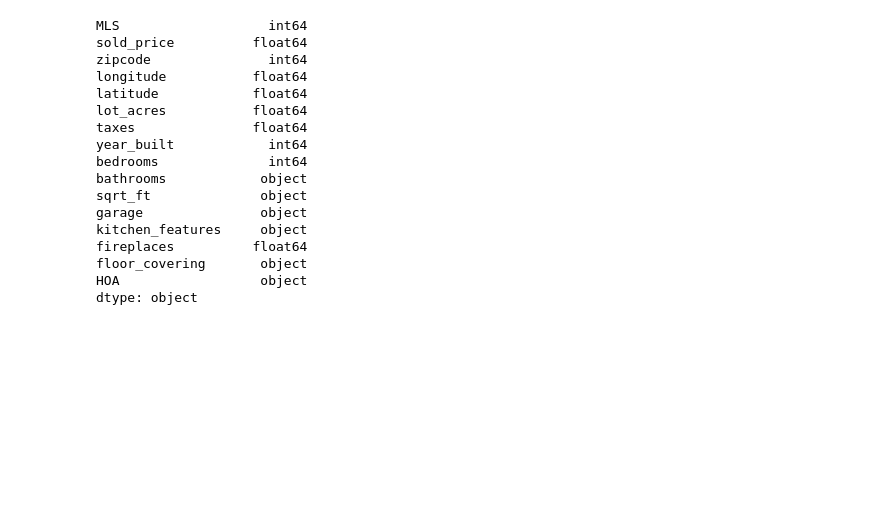
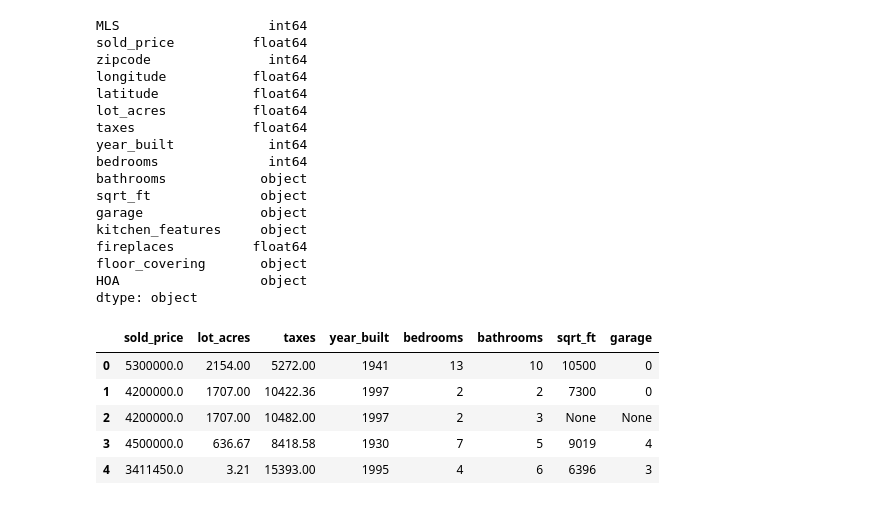
Before and after one commit to Jiji-96/Data-Cleaning-and-EDA, a Jupyter notebook: google_drive_data.ipynb, the cells around one changed output. Saved outputs shown, nothing was run; the diff lists cells and outputs as text; code cells hidden in the pictures; blank space fills up the shorter version.

```diff
--- a/google_drive_data.ipynb
+++ b/google_drive_data.ipynb
@@ -69,3 +69,13 @@ fireplaces          float64
 floor_covering       object
 HOA                  object
 dtype: object
+# %%
+df2 = df2.drop(['MLS', 'zipcode', 'longitude', 'latitude', 'kitchen_features', 'fireplaces', 'floor_covering', 'HOA'], axis=1)
+df2.head(5)
+# %% [output]
+|  | sold_price | lot_acres | taxes | year_built | bedrooms | bathrooms | sqrt_ft | garage |
+| 0 | 5300000.0 | 2154.00 | 5272.00 | 1941 | 13 | 10 | 10500 | 0 |
+| 1 | 4200000.0 | 1707.00 | 10422.36 | 1997 | 2 | 2 | 7300 | 0 |
+| 2 | 4200000.0 | 1707.00 | 10482.00 | 1997 | 2 | 3 | None | None |
+| 3 | 4500000.0 | 636.67 | 8418.58 | 1930 | 7 | 5 | 9019 | 4 |
+| 4 | 3411450.0 | 3.21 | 15393.00 | 1995 | 4 | 6 | 6396 | 3 |
```
Also changed, not shown: parts of 2 cells of this notebook.
